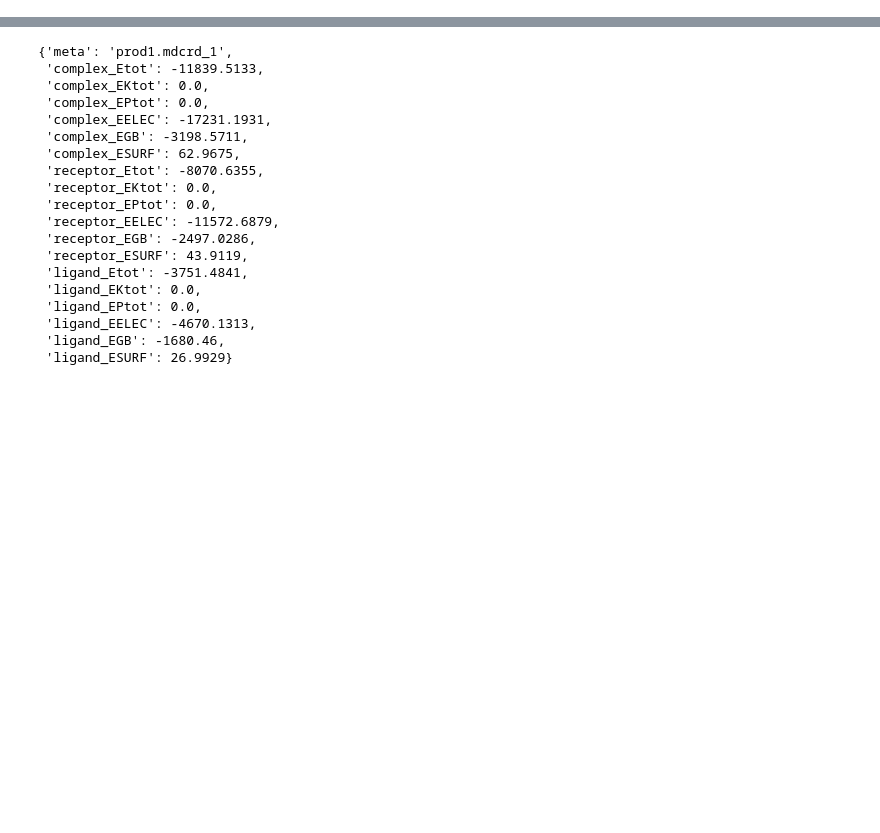
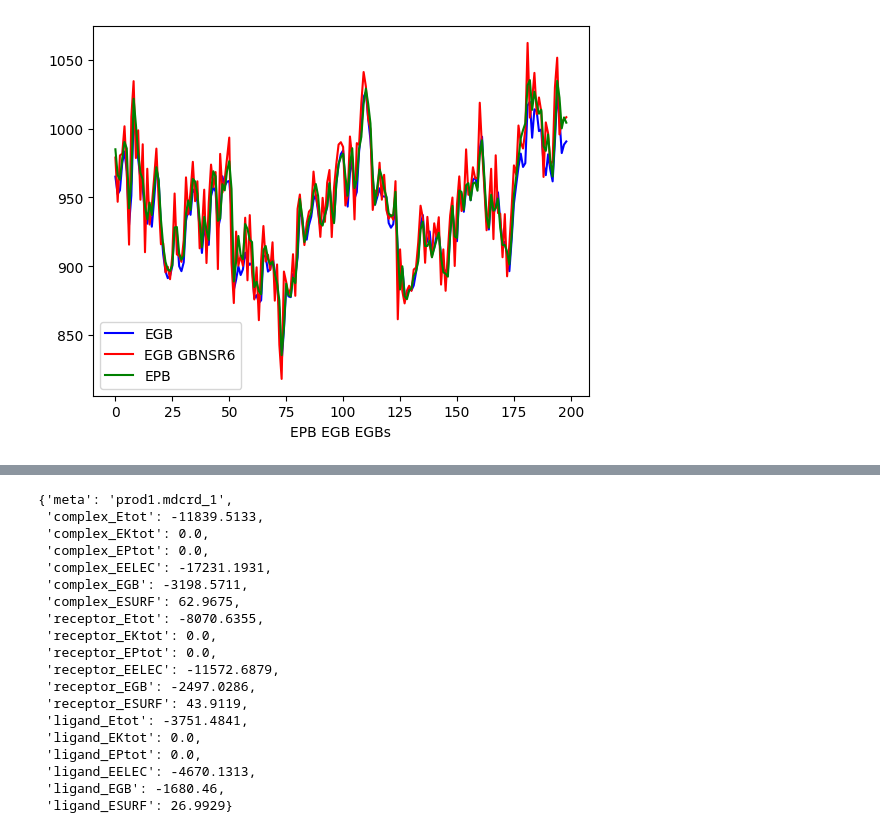
Before and after one commit to aicam/GBNN, a Jupyter notebook: GBNSR6_py/Result_Evaluation.ipynb, the cells around one changed output, grey strips where cells are left out. Cells and saved outputs as stored; diff of their text form; code cells hidden in the pictures; blank space fills up the shorter version.

```diff
--- a/GBNSR6_py/Result_Evaluation.ipynb
+++ b/GBNSR6_py/Result_Evaluation.ipynb
@@ -34,3 +73,12 @@ for i in range(2):
+# %%
+plt.plot(EGB, 'b', label='EGB')
+plt.plot(EGBs, 'r', label='EGB GBNSR6')
+plt.plot([x['EPB'] for x in epb], 'g', label='EPB')
+plt.xlabel('EPB EGB EGBs')
+plt.legend()
+plt.show()
+# %% [output]
+[figure, added]
 # %%
 fig, axs = plt.subplots(3, 4, figsize=(12, 30))
 allkeys=list(gbnsr6_clean[0].keys())
```
Also changed, not shown: parts of 18 cells of this notebook, 26 other files.
